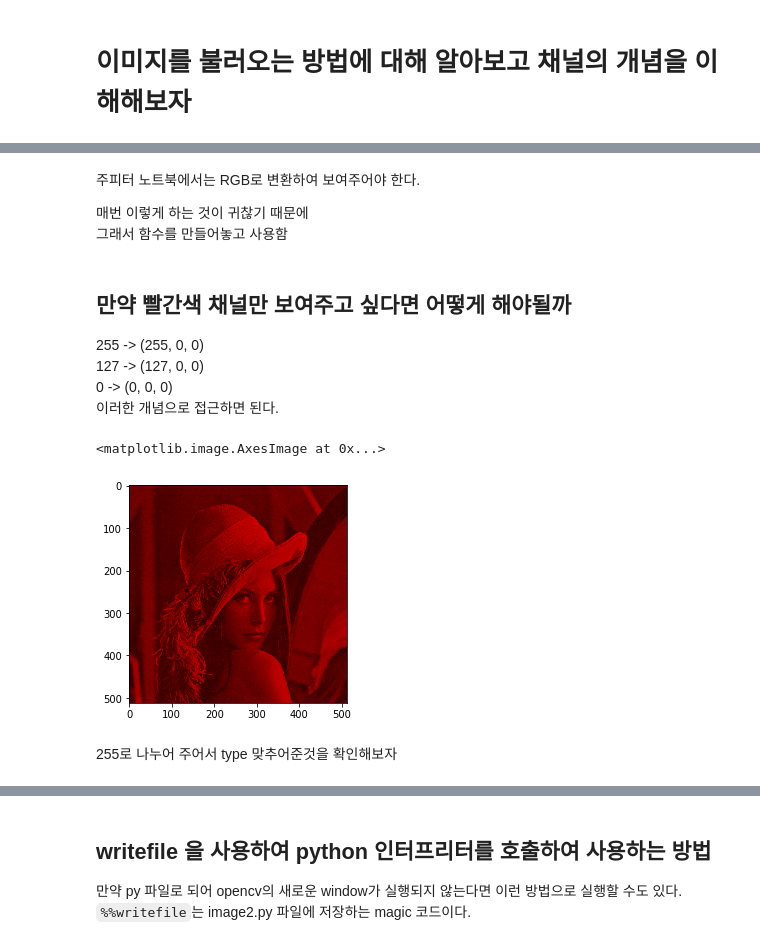
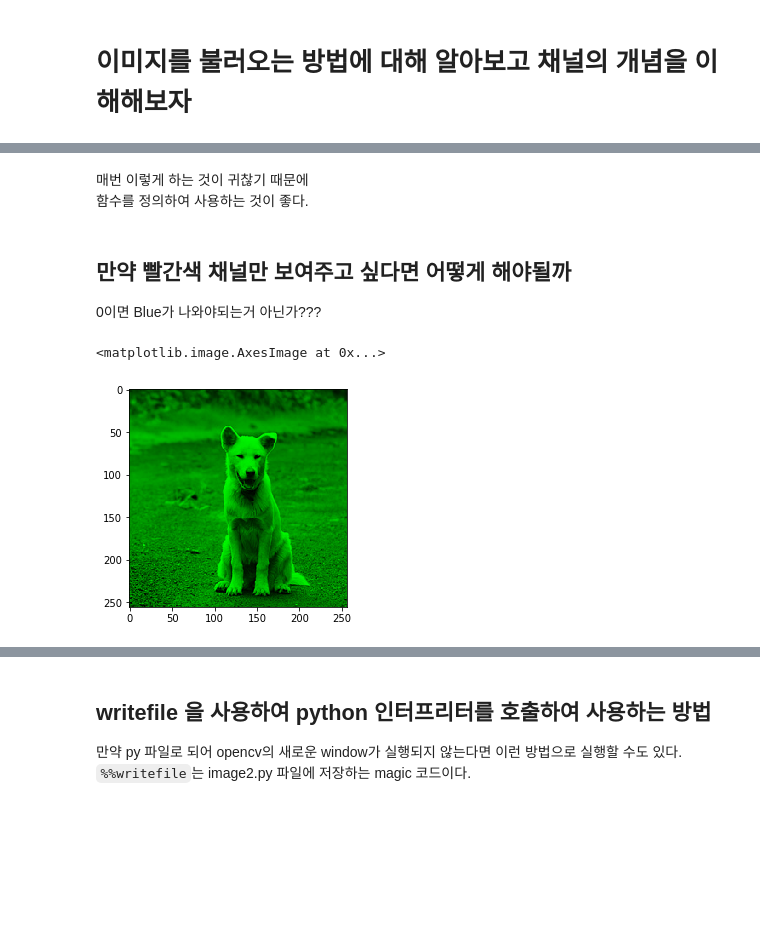
Before and after one commit to loftmain/opencv_project, a Jupyter notebook: opencv_day1.ipynb, the cells around one changed output, grey strips where cells are left out. Drawn from its saved outputs; the diff is of its cells as text; code cells hidden in the pictures; blank space fills up the shorter version.

```diff
--- a/opencv_day1.ipynb
+++ b/opencv_day1.ipynb
@@ -36,8 +36,6 @@ plt.imshow(RGB)
-# %% [markdown]
-주피터 노트북에서는 RGB로 변환하여 보여주어야 한다.
-
-매번 이렇게 하는 것이 귀찮기 때문에
-그래서 함수를 만들어놓고 사용함
+# %% [markdown]
+매번 이렇게 하는 것이 귀찮기 때문에
+함수를 정의하여 사용하는 것이 좋다.
 # %%
 def imshow(tit, images):
     plt.title(tit)
@@ -46,31 +44,27 @@ def imshow(tit, images):
     else:
         plt.imshow(images, cmap='grey')
     plt.show()
-# %% [markdown]
-## 만약 빨간색 채널만 보여주고 싶다면 어떻게 해야될까
-255 -> (255, 0, 0)
-127 -> (127, 0, 0)
-0   -> (0, 0, 0)
-이러한 개념으로 접근하면 된다.
+# %% [markdown]
+## 만약 빨간색 채널만 보여주고 싶다면 어떻게 해야될까
+
+0이면 Blue가 나와야되는거 아닌가???
 # %%
-img = cv2.imread('img/Lenna.png')
+img = cv2.imread('img/dog.bmp')
 
 RR = np.zeros(img.shape)
 # 넘파이에서는 기본적으로 float 형태로 만들어지게 된다.
-
-R = img[:,:, 0]
+R = img[:,:, 1]
 # Red 채널을 표현하기 위해
 
-RR[:,:,0] = R / 255.0
+RR[:,:,1] = R / 255.0
+
 # RR 의 R 채널을 덮어씌어주는데
 # R의 형태가 지금 0~ 255 사이의 int 형태이기 때문에 255로 나누어준다.
 
 plt.imshow(RR)
 # plt.imshow는
 # int -> 0 ~ 255으로
 # float는 0 ~ 1 로 생각한다.
 # %% [output]
 <matplotlib.image.AxesImage at 0x...>
-[figure, old version]
+[figure, new version]
-# %% [markdown]
-255로 나누어 주어서 type 맞추어준것을 확인해보자
```
Also changed, not shown: parts of 21 cells of this notebook, 9 other files.
